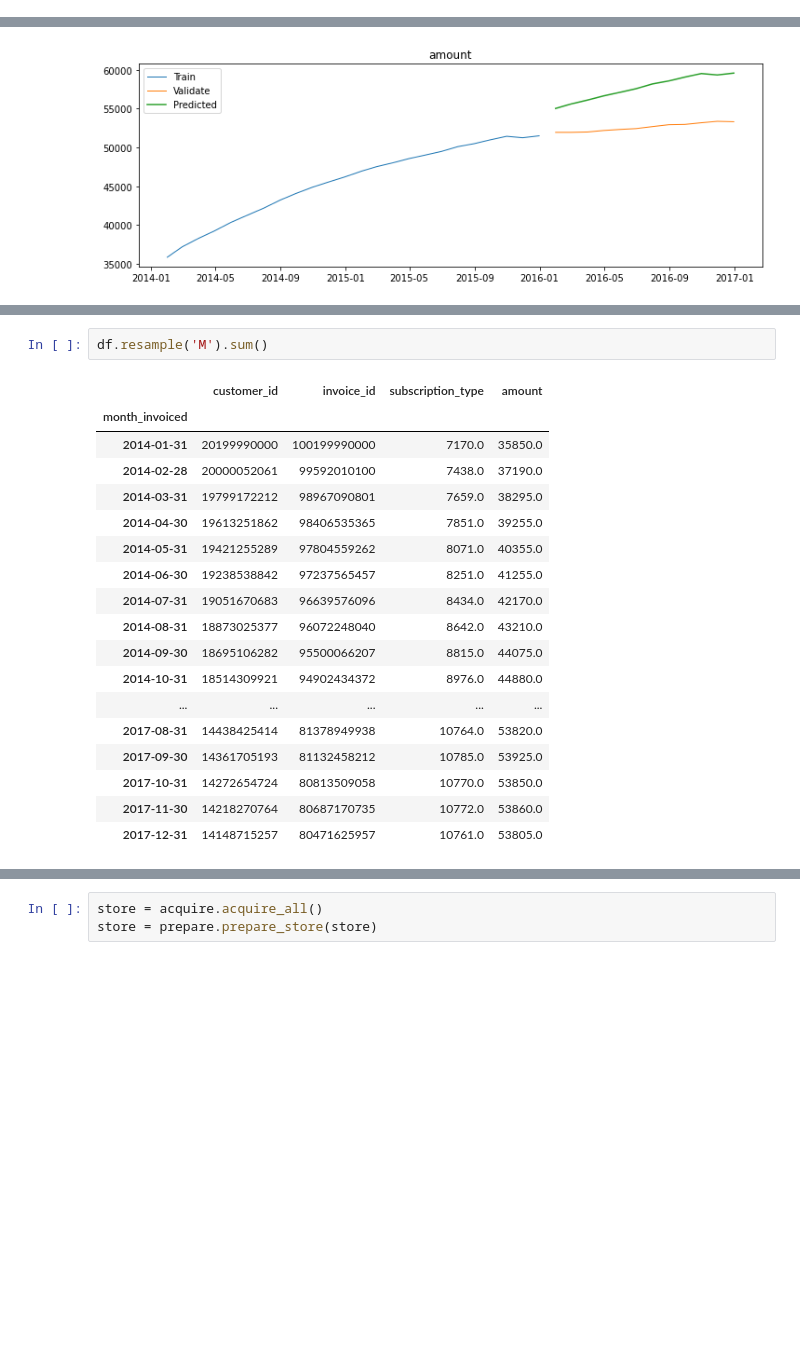
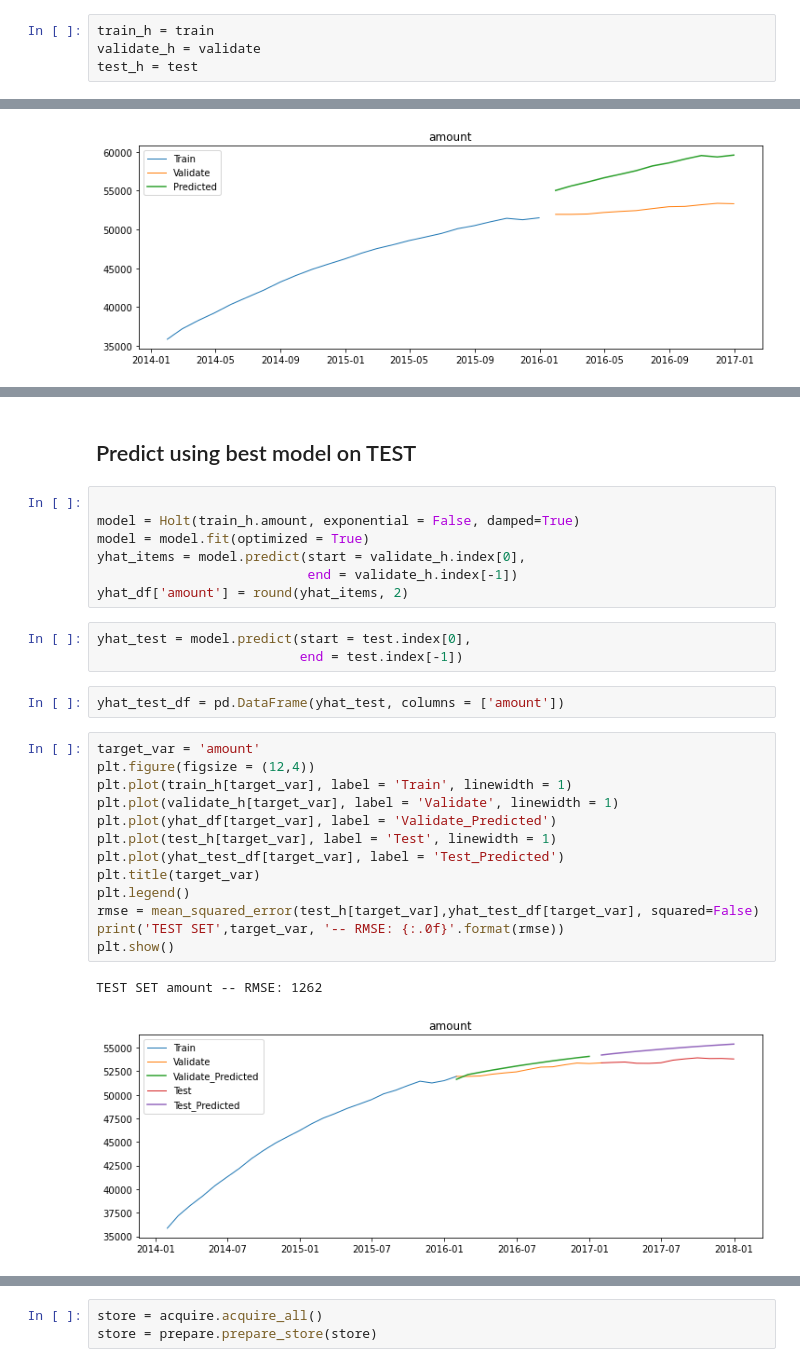
Before and after one commit to jesse-d-marder/time-series-exercises, a Jupyter notebook: model.ipynb, the cells around one changed output, grey strips where cells are left out. Cells and saved outputs as stored; diff of their text form; blank space fills up the shorter version.

```diff
--- a/model.ipynb
+++ b/model.ipynb
@@ -210,3 +192,7 @@ append_eval_df(model_type='Holts', target_var='amount')
+# %%
+train_h = train
+validate_h = validate
+test_h = test
 # %% [markdown]
 Use previous cycle
 # %%
@@ -280,21 +265,30 @@ plt.show()
-# %%
-df.resample('M').sum()
-# %% [output]
-|  | customer_id | invoice_id | subscription_type | amount |
-| month_invoiced |  |  |  |  |
-| 2014-01-31 | 20199990000 | 100199990000 | 7170.0 | 35850.0 |
-| 2014-02-28 | 20000052061 | 99592010100 | 7438.0 | 37190.0 |
-| 2014-03-31 | 19799172212 | 98967090801 | 7659.0 | 38295.0 |
-| 2014-04-30 | 19613251862 | 98406535365 | 7851.0 | 39255.0 |
-| 2014-05-31 | 19421255289 | 97804559262 | 8071.0 | 40355.0 |
-| 2014-06-30 | 19238538842 | 97237565457 | 8251.0 | 41255.0 |
-| 2014-07-31 | 19051670683 | 96639576096 | 8434.0 | 42170.0 |
-| 2014-08-31 | 18873025377 | 96072248040 | 8642.0 | 43210.0 |
-| 2014-09-30 | 18695106282 | 95500066207 | 8815.0 | 44075.0 |
-| 2014-10-31 | 18514309921 | 94902434372 | 8976.0 | 44880.0 |
-| ... | ... | ... | ... | ... |
-| 2017-08-31 | 14438425414 | 81378949938 | 10764.0 | 53820.0 |
-| 2017-09-30 | 14361705193 | 81132458212 | 10785.0 | 53925.0 |
-| 2017-10-31 | 14272654724 | 80813509058 | 10770.0 | 53850.0 |
-| 2017-11-30 | 14218270764 | 80687170735 | 10772.0 | 53860.0 |
-| 2017-12-31 | 14148715257 | 80471625957 | 10761.0 | 53805.0 |
+# %% [markdown]
+## Predict using best model on TEST
+# %%
+
+model = Holt(train_h.amount, exponential = False, damped=True)
+model = model.fit(optimized = True)
+yhat_items = model.predict(start = validate_h.index[0],
+                           end = validate_h.index[-1])
+yhat_df['amount'] = round(yhat_items, 2)
+# %%
+yhat_test = model.predict(start = test.index[0],
+                          end = test.index[-1])
+# %%
+yhat_test_df = pd.DataFrame(yhat_test, columns = ['amount'])
+# %%
+target_var = 'amount'
+plt.figure(figsize = (12,4))
+plt.plot(train_h[target_var], label = 'Train', linewidth = 1)
+plt.plot(validate_h[target_var], label = 'Validate', linewidth = 1)
+plt.plot(yhat_df[target_var], label = 'Validate_Predicted')
+plt.plot(test_h[target_var], label = 'Test', linewidth = 1)
+plt.plot(yhat_test_df[target_var], label = 'Test_Predicted')
+plt.title(target_var)
+plt.legend()
+rmse = mean_squared_error(test_h[target_var],yhat_test_df[target_var], squared=False)
+print('TEST SET',target_var, '-- RMSE: {:.0f}'.format(rmse))
+plt.show()
+# %% [output]
+TEST SET amount -- RMSE: 1262
+[figure, added]
```
Also changed, not shown: parts of 30 cells of this notebook.
